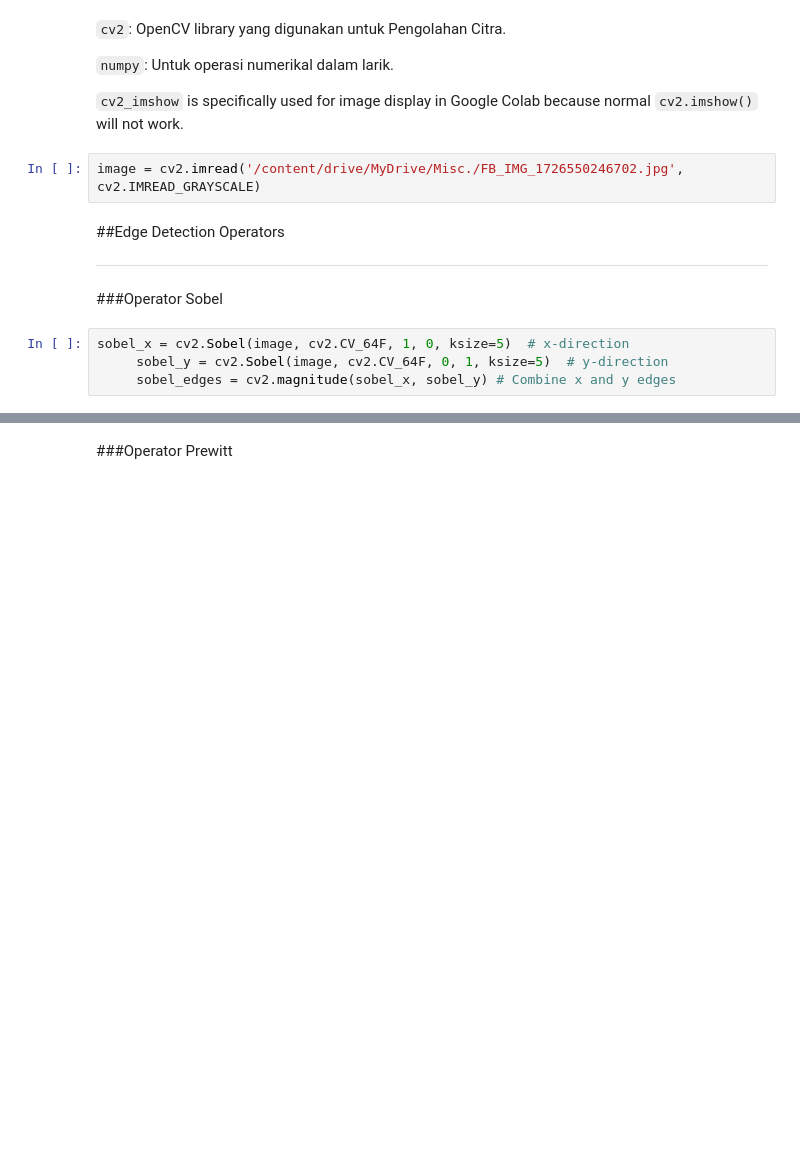
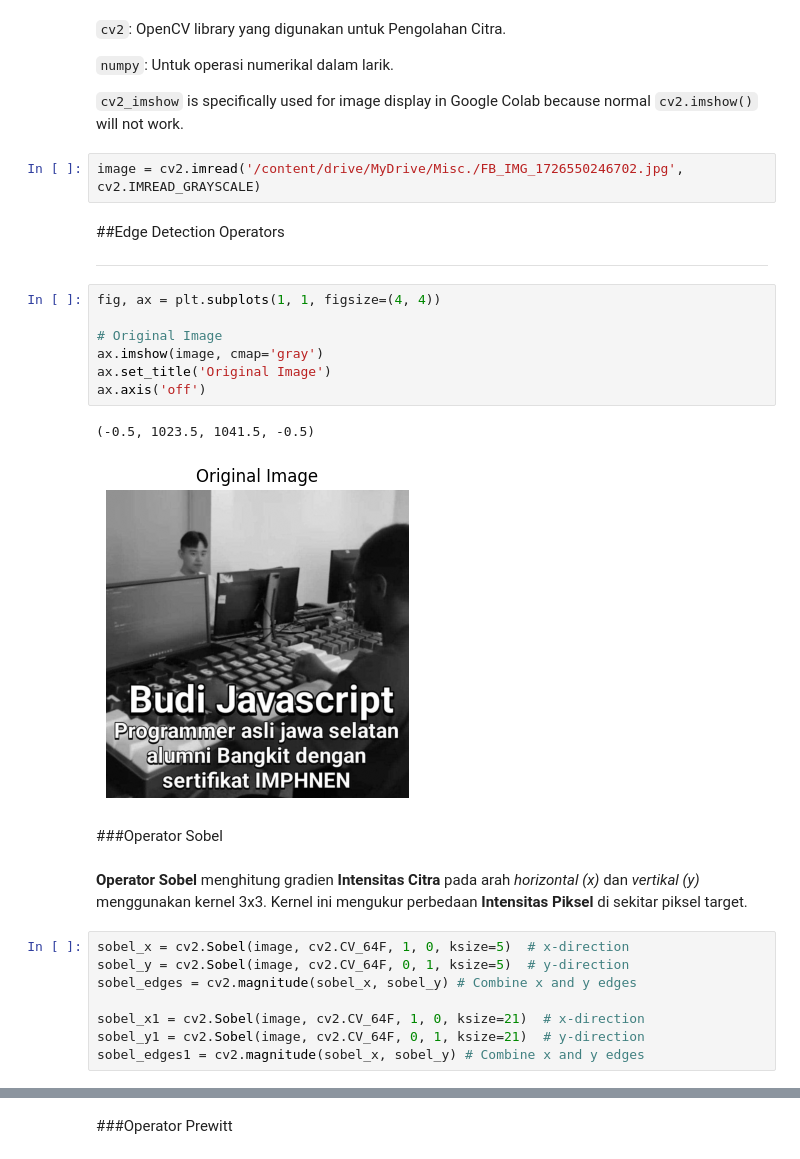
Before and after one commit to Bayhaqieee/ML_Competitions, a Jupyter notebook: ComVis_EdgeDetection.ipynb, the cells around one changed output, grey strips where cells are left out. Cells and saved outputs as stored; diff of their text form; blank space fills up the shorter version.

```diff
--- a/ComVis_EdgeDetection.ipynb
+++ b/ComVis_EdgeDetection.ipynb
@@ -16,9 +26,25 @@ image = cv2.imread('/content/drive/MyDrive/Misc./FB_IMG_1726550246702.jpg', cv2.
 ##Edge Detection Operators
 
 ---
+# %%
+fig, ax = plt.subplots(1, 1, figsize=(4, 4))
+
+# Original Image
+ax.imshow(image, cmap='gray')
+ax.set_title('Original Image')
+ax.axis('off')
+# %% [output]
+(-0.5, 1023.5, 1041.5, -0.5)
+[figure, added]
 # %% [markdown]
 ###Operator Sobel
+# %% [markdown]
+**Operator Sobel** menghitung gradien **Intensitas Citra** pada arah *horizontal (x)* dan *vertikal (y)* menggunakan kernel 3x3. Kernel ini mengukur perbedaan **Intensitas Piksel** di sekitar piksel target.
 # %%
 sobel_x = cv2.Sobel(image, cv2.CV_64F, 1, 0, ksize=5)  # x-direction
-     sobel_y = cv2.Sobel(image, cv2.CV_64F, 0, 1, ksize=5)  # y-direction
-     sobel_edges = cv2.magnitude(sobel_x, sobel_y) # Combine x and y edges
+sobel_y = cv2.Sobel(image, cv2.CV_64F, 0, 1, ksize=5)  # y-direction
+sobel_edges = cv2.magnitude(sobel_x, sobel_y) # Combine x and y edges
+
+sobel_x1 = cv2.Sobel(image, cv2.CV_64F, 1, 0, ksize=21)  # x-direction
+sobel_y1 = cv2.Sobel(image, cv2.CV_64F, 0, 1, ksize=21)  # y-direction
+sobel_edges1 = cv2.magnitude(sobel_x, sobel_y) # Combine x and y edges
```
Also changed, not shown: parts of 18 cells of this notebook.
